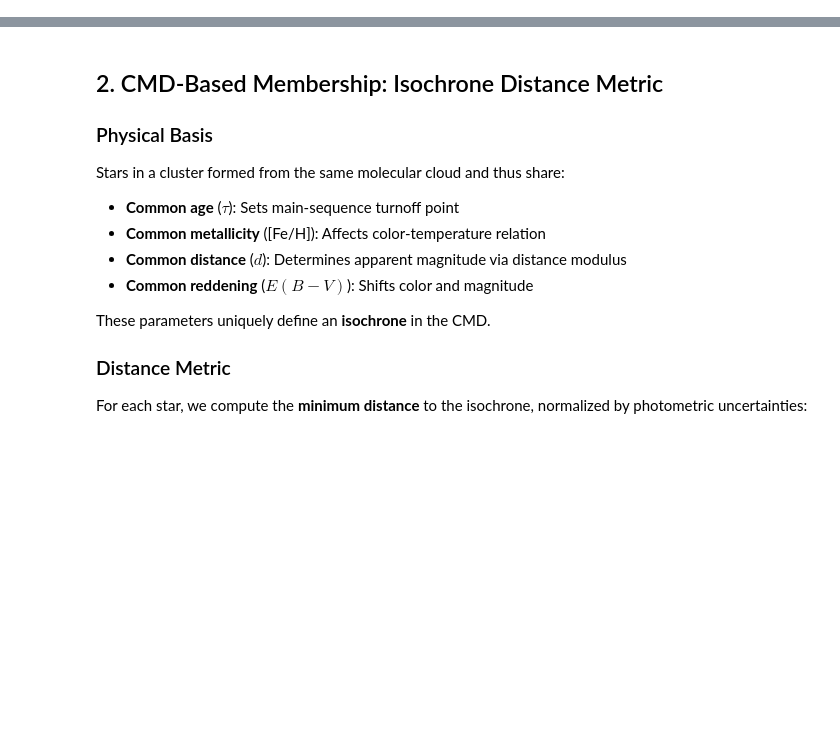
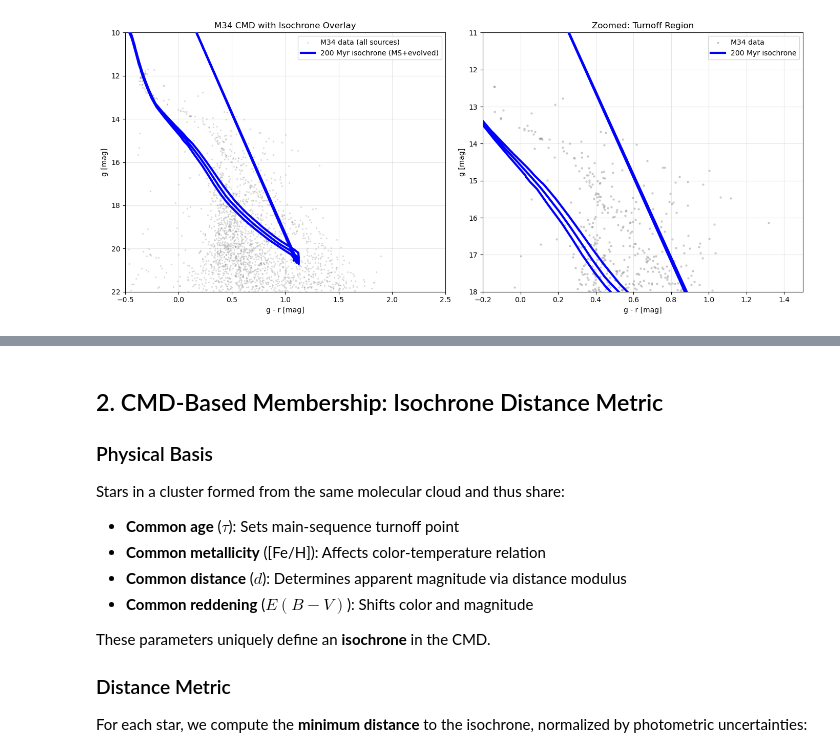
Before and after one commit to padln/phys134, a Jupyter notebook: membership.ipynb, the cells around one changed output, grey strips where cells are left out. Drawn from its saved outputs; the diff is of its cells as text; code cells hidden in the pictures; blank space fills up the shorter version.

Commit message:
uploading fits data

```diff
--- a/membership.ipynb
+++ b/membership.ipynb
@@ -44,0 +222,75 @@ NameError: name 'some_isochrone_model' is not defined
+# %%
+# Load Real M34 Calibrated Photometry
+# This is the output from data_reduction_simple.ipynb Step 8
+
+import pandas as pd
+
+# Load calibrated photometric catalog
+catalog = pd.read_csv('m34_photometry_calibrated.csv')
+
+print(f"Loaded M34 photometry: {len(catalog)} sources")
+print(f"\nAvailable columns: {list(catalog.columns)}")
+
+# Extract photometry for membership analysis
+stars_g = catalog['g'].values
+stars_r = catalog['r'].values
+stars_color = catalog['g_minus_r'].values
+
+# Photometric uncertainties
+sigma_g = catalog['g_err_calib'].values
+sigma_r = catalog['r_err_calib'].values
+sigma_color = np.sqrt(sigma_g**2 + sigma_r**2)
+
+# Positions (for spatial membership)
+stars_ra = catalog['ra'].values
+stars_dec = catalog['dec'].values
+
+print(f"\n--- Photometry Summary ---")
+print(f"g-band: {stars_g.min():.2f} - {stars_g.max():.2f} mag")
+print(f"r-band: {stars_r.min():.2f} - {stars_r.max():.2f} mag")
+print(f"(g-r): {stars_color.min():.2f} - {stars_color.max():.2f} mag")
+print(f"Median uncertainties: σ_g = {np.median(sigma_g):.3f}, σ_r = {np.median(sigma_r):.3f}")
+
+# Quick CMD of all sources with isochrone overlay
+fig, axes = plt.subplots(1, 2, figsize=(14, 6))
+
+# Panel 1: Full view
+ax = axes[0]
+ax.scatter(stars_color, stars_g, s=2, alpha=0.2, c='gray', label='M34 data (all sources)')
+ax.plot(color_iso_m34, g_iso_m34, 'b-', lw=3, label='200 Myr isochrone (MS+evolved)', zorder=10)
+ax.set_xlabel('g - r [mag]')
+ax.set_ylabel('g [mag]')
+ax.invert_yaxis()
+ax.set_title('M34 CMD with Isochrone Overlay')
+ax.grid(True, alpha=0.3)
+ax.legend()
+ax.set_xlim(-0.5, 2.5)
+ax.set_ylim(22, 10)
+
+# Panel 2: Zoomed to bright end (check turnoff region)
+ax = axes[1]
+ax.scatter(stars_color, stars_g, s=5, alpha=0.3, c='gray', label='M34 data')
+ax.plot(color_iso_m34, g_iso_m34, 'b-', lw=3, label='200 Myr isochrone', zorder=10)
+ax.set_xlabel('g - r [mag]')
+ax.set_ylabel('g [mag]')
+ax.invert_yaxis()
+ax.set_title('Zoomed: Turnoff Region')
+ax.grid(True, alpha=0.3)
+ax.legend()
+ax.set_xlim(-0.2, 1.5)
+ax.set_ylim(18, 11)
+
+plt.tight_layout()
+plt.show()
+
+print("\n✓ M34 photometry loaded successfully!")
+print("\n--- Diagnostic: Isochrone Alignment ---")
+print(f"Expected M34 turnoff: g ~ 12-13 mag at (g-r) ~ 0.4")
+print(f"Isochrone turnoff: g = {g_iso_m34.min():.2f} mag at (g-r) = {color_iso_m34[np.argmin(g_iso_m34)]:.2f}")
+print(f"Data concentration: g ~ 13-18 mag (main cluster sequence)")
+print("\nIf isochrone and data don't align:")
+print("  - Check distance modulus (should be μ = 8.36 for 470 pc)")
+print("  - Check extinction (E(B-V) = 0.08)")
+print("  - Verify photometric calibration zeropoints")
+print("\nReady for membership analysis.")
+# %% [output]
@@ -44,0 +306 @@ NameError: name 'some_isochrone_model' is not defined
+[figure, added]
```
Also changed, not shown: parts of 12 cells of this notebook, 13 other files.
